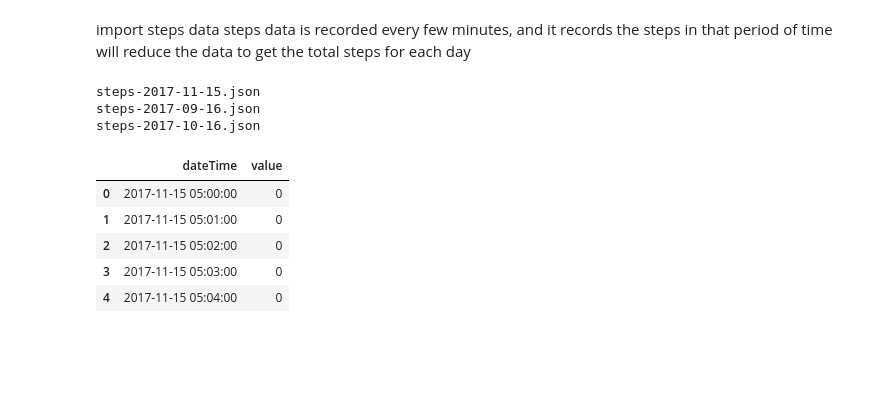
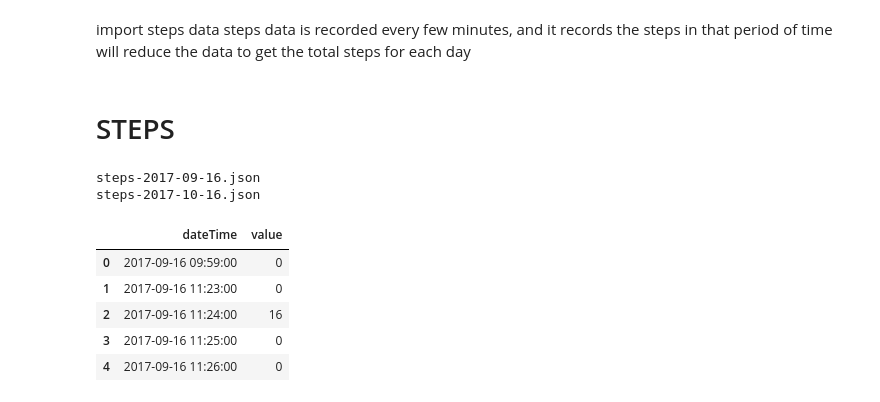
Before and after one commit to jackie-kinsler/sleep_analysis_py, a Jupyter notebook: fitbit_analysis.ipynb, the cells around one changed output. Saved outputs shown, nothing was run; the diff lists cells and outputs as text; code cells hidden in the pictures; blank space fills up the shorter version.

```diff
--- a/fitbit_analysis.ipynb
+++ b/fitbit_analysis.ipynb
@@ -150,31 +211,22 @@ sleep_score.head()
 import steps data
 steps data is recorded every few minutes, and it records the steps in that period of time
 will reduce the data to get the total steps for each day
-# %%
-# /Users/jackiekinsler/projects/sleep_analysis_py/test_dir
-dfs = []
-# for file in os.listdir("/Users/jackiekinsler/projects/sleep_analysis_py/JacklynKinsler/Physical_Activity"):
-for file in os.listdir("/Users/jackiekinsler/projects/sleep_analysis_py/test_dir"):
-    if "steps-" in file:
-        print(file)
-#         dfs.append(pd.read_json(f"/Users/jackiekinsler/projects/sleep_analysis_py/JacklynKinsler/Physical_Activity/{file}"))
-        dfs.append(pd.read_json(f"/Users/jackiekinsler/projects/sleep_analysis_py/test_dir/{file}"))
-# df = pd.concat(dfs)
-
-step_detail = pd.concat(dfs)
-
-# df = pd.concat([df_nested.drop(['value'], axis=1), df_nested['value'].apply(pd.Series)], axis=1)
-step_detail.head()
-# %% [output]
-steps-2017-11-15.json
-steps-2017-09-16.json
-steps-2017-10-16.json
-|  | dateTime | value |
-| 0 | 2017-11-15 05:00:00 | 0 |
-| 1 | 2017-11-15 05:01:00 | 0 |
-| 2 | 2017-11-15 05:02:00 | 0 |
-| 3 | 2017-11-15 05:03:00 | 0 |
-| 4 | 2017-11-15 05:04:00 | 0 |
+# %% [markdown]
+# STEPS
+# %%
+# Importing step data
+
+step_detail = import_data_from_dir('steps-', '/Users/jackiekinsler/projects/sleep_analysis_py/test_dir')
+step_detail.head()
+# %% [output]
+steps-2017-09-16.json
+steps-2017-10-16.json
+|  | dateTime | value |
+| 0 | 2017-09-16 09:59:00 | 0 |
+| 1 | 2017-09-16 11:23:00 | 0 |
+| 2 | 2017-09-16 11:24:00 | 16 |
+| 3 | 2017-09-16 11:25:00 | 0 |
+| 4 | 2017-09-16 11:26:00 | 0 |
 # %%
 step_detail.loc[step_detail['value'] != 0]
 # %% [output]
```
Also changed, not shown: parts of 26 cells of this notebook.
